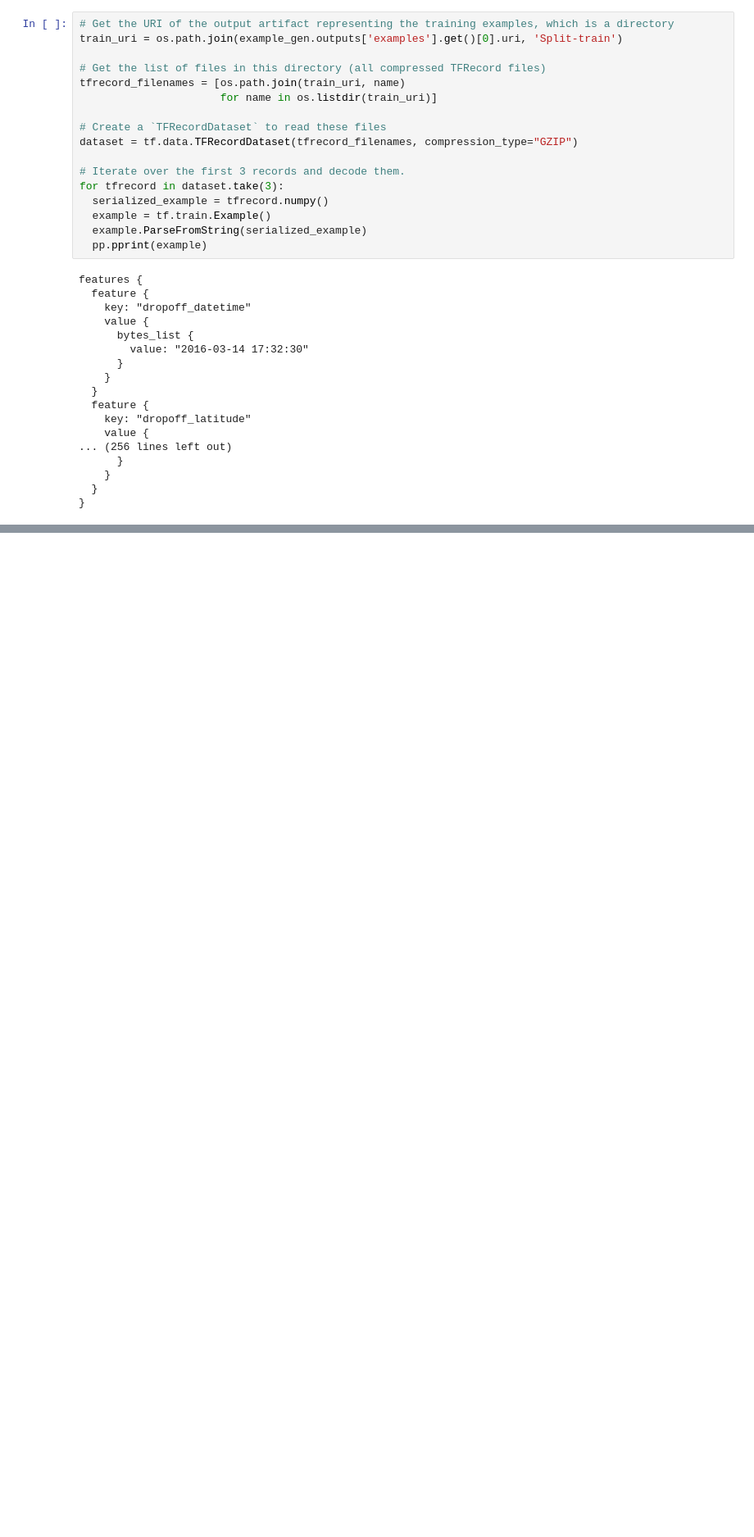
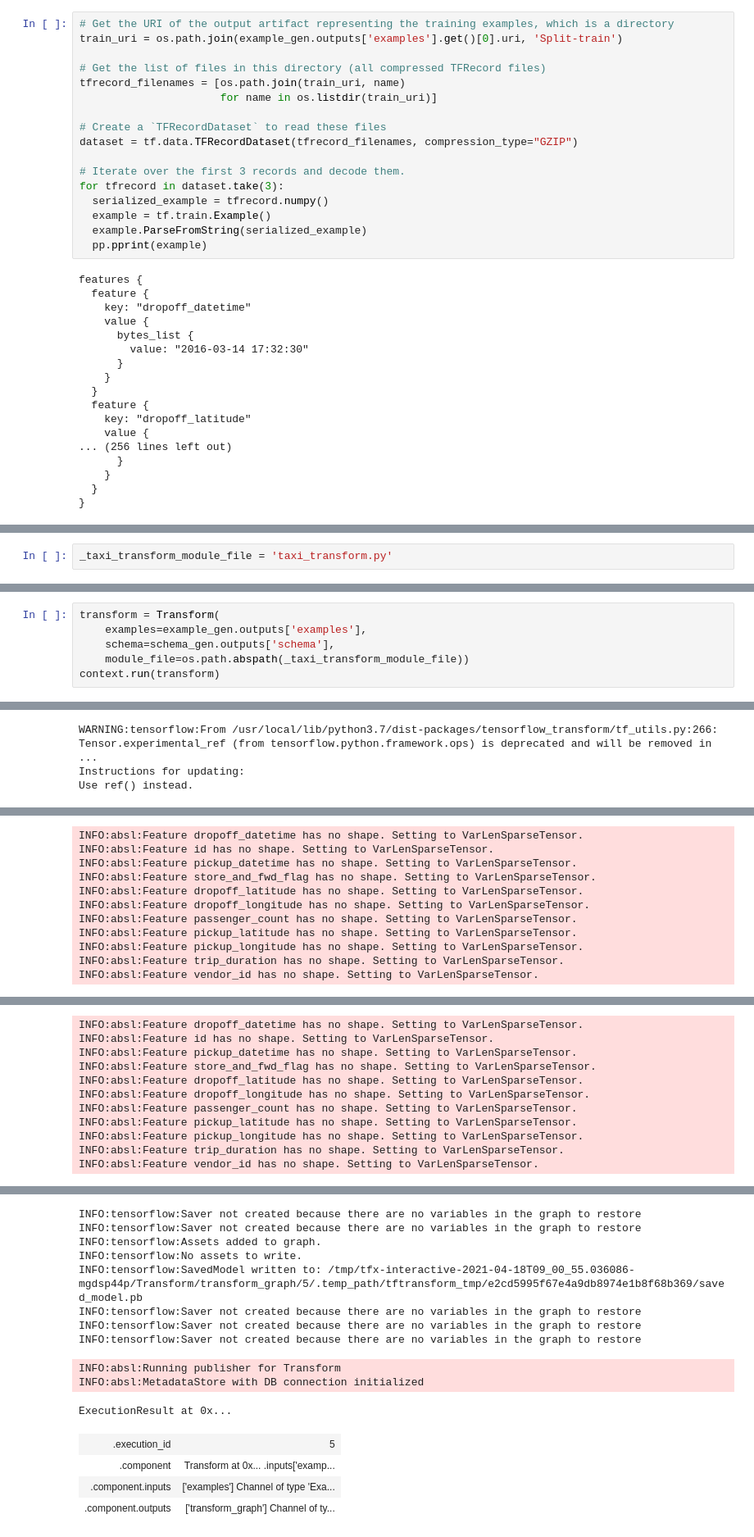
Before and after one commit to raghavadevarajeurs/DeepLearning, a Jupyter notebook: Assignment5/Assignment_5.ipynb, the cells around one changed output, grey strips where cells are left out. Shown at 82% size. Cells and saved outputs as stored; diff of their text form; blank space fills up the shorter version.

```diff
--- a/Assignment5/Assignment_5.ipynb
+++ b/Assignment5/Assignment_5.ipynb
@@ -356,0 +485,2 @@ Artifact at /tmp/tfx-interactive-2021-04-18T08_26_52.775864-j6h70620/StatisticsG
+# %%
+_taxi_transform_module_file = 'taxi_transform.py'
@@ -356,0 +567,7 @@ Artifact at /tmp/tfx-interactive-2021-04-18T08_26_52.775864-j6h70620/StatisticsG
+# %%
+transform = Transform(
+    examples=example_gen.outputs['examples'],
+    schema=schema_gen.outputs['schema'],
+    module_file=os.path.abspath(_taxi_transform_module_file))
+context.run(transform)
+# %% [output]
@@ -356,0 +592,3 @@ Artifact at /tmp/tfx-interactive-2021-04-18T08_26_52.775864-j6h70620/StatisticsG
+WARNING:tensorflow:From /usr/local/lib/python3.7/dist-packages/tensorflow_transform/tf_utils.py:266: Tensor.experimental_ref (from tensorflow.python.framework.ops) is deprecated and will be removed in ...
+Instructions for updating:
+Use ref() instead.
@@ -356,0 +628,11 @@ Artifact at /tmp/tfx-interactive-2021-04-18T08_26_52.775864-j6h70620/StatisticsG
+INFO:absl:Feature dropoff_datetime has no shape. Setting to VarLenSparseTensor.
+INFO:absl:Feature id has no shape. Setting to VarLenSparseTensor.
+INFO:absl:Feature pickup_datetime has no shape. Setting to VarLenSparseTensor.
+INFO:absl:Feature store_and_fwd_flag has no shape. Setting to VarLenSparseTensor.
+INFO:absl:Feature dropoff_latitude has no shape. Setting to VarLenSparseTensor.
+INFO:absl:Feature dropoff_longitude has no shape. Setting to VarLenSparseTensor.
+INFO:absl:Feature passenger_count has no shape. Setting to VarLenSparseTensor.
+INFO:absl:Feature pickup_latitude has no shape. Setting to VarLenSparseTensor.
+INFO:absl:Feature pickup_longitude has no shape. Setting to VarLenSparseTensor.
+INFO:absl:Feature trip_duration has no shape. Setting to VarLenSparseTensor.
+INFO:absl:Feature vendor_id has no shape. Setting to VarLenSparseTensor.
@@ -356,0 +640,11 @@ Artifact at /tmp/tfx-interactive-2021-04-18T08_26_52.775864-j6h70620/StatisticsG
+INFO:absl:Feature dropoff_datetime has no shape. Setting to VarLenSparseTensor.
+INFO:absl:Feature id has no shape. Setting to VarLenSparseTensor.
+INFO:absl:Feature pickup_datetime has no shape. Setting to VarLenSparseTensor.
+INFO:absl:Feature store_and_fwd_flag has no shape. Setting to VarLenSparseTensor.
+INFO:absl:Feature dropoff_latitude has no shape. Setting to VarLenSparseTensor.
+INFO:absl:Feature dropoff_longitude has no shape. Setting to VarLenSparseTensor.
+INFO:absl:Feature passenger_count has no shape. Setting to VarLenSparseTensor.
+INFO:absl:Feature pickup_latitude has no shape. Setting to VarLenSparseTensor.
+INFO:absl:Feature pickup_longitude has no shape. Setting to VarLenSparseTensor.
+INFO:absl:Feature trip_duration has no shape. Setting to VarLenSparseTensor.
+INFO:absl:Feature vendor_id has no shape. Setting to VarLenSparseTensor.
@@ -356,0 +664,15 @@ Artifact at /tmp/tfx-interactive-2021-04-18T08_26_52.775864-j6h70620/StatisticsG
+INFO:tensorflow:Saver not created because there are no variables in the graph to restore
+INFO:tensorflow:Saver not created because there are no variables in the graph to restore
+INFO:tensorflow:Assets added to graph.
+INFO:tensorflow:No assets to write.
+INFO:tensorflow:SavedModel written to: /tmp/tfx-interactive-2021-04-18T09_00_55.036086-mgdsp44p/Transform/transform_graph/5/.temp_path/tftransform_tmp/e2cd5995f67e4a9db8974e1b8f68b369/saved_model.pb
+INFO:tensorflow:Saver not created because there are no variables in the graph to restore
+INFO:tensorflow:Saver not created because there are no variables in the graph to restore
+INFO:tensorflow:Saver not created because there are no variables in the graph to restore
+INFO:absl:Running publisher for Transform
+INFO:absl:MetadataStore with DB connection initialized
+ExecutionResult at 0x...
+| .execution_id | 5 |
+| .component | Transform at 0x... .inputs['examp... |
+| .component.inputs | ['examples'] Channel of type 'Exa... |
+| .component.outputs | ['transform_graph'] Channel of ty... |
```
Also changed, not shown: parts of 23 cells of this notebook.
